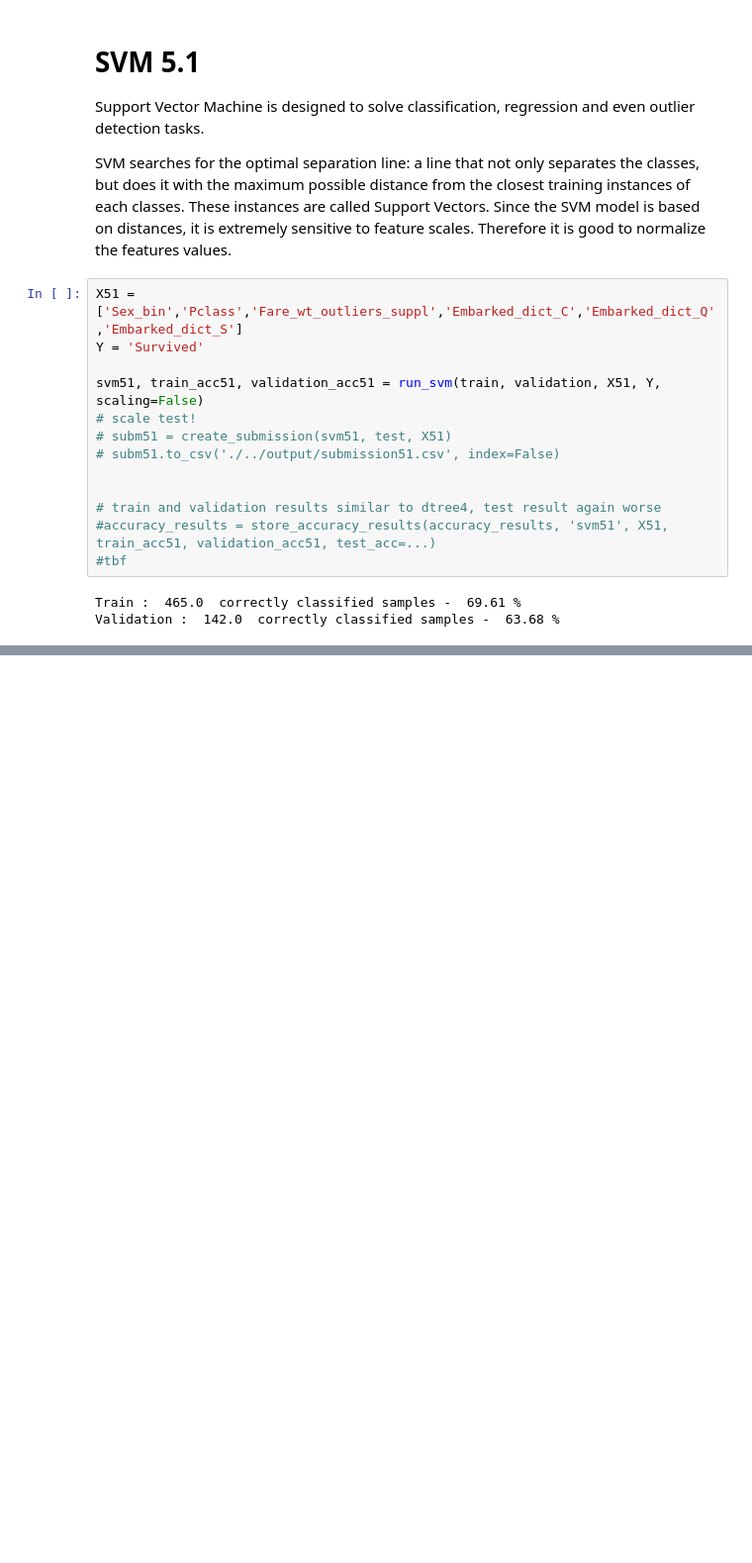
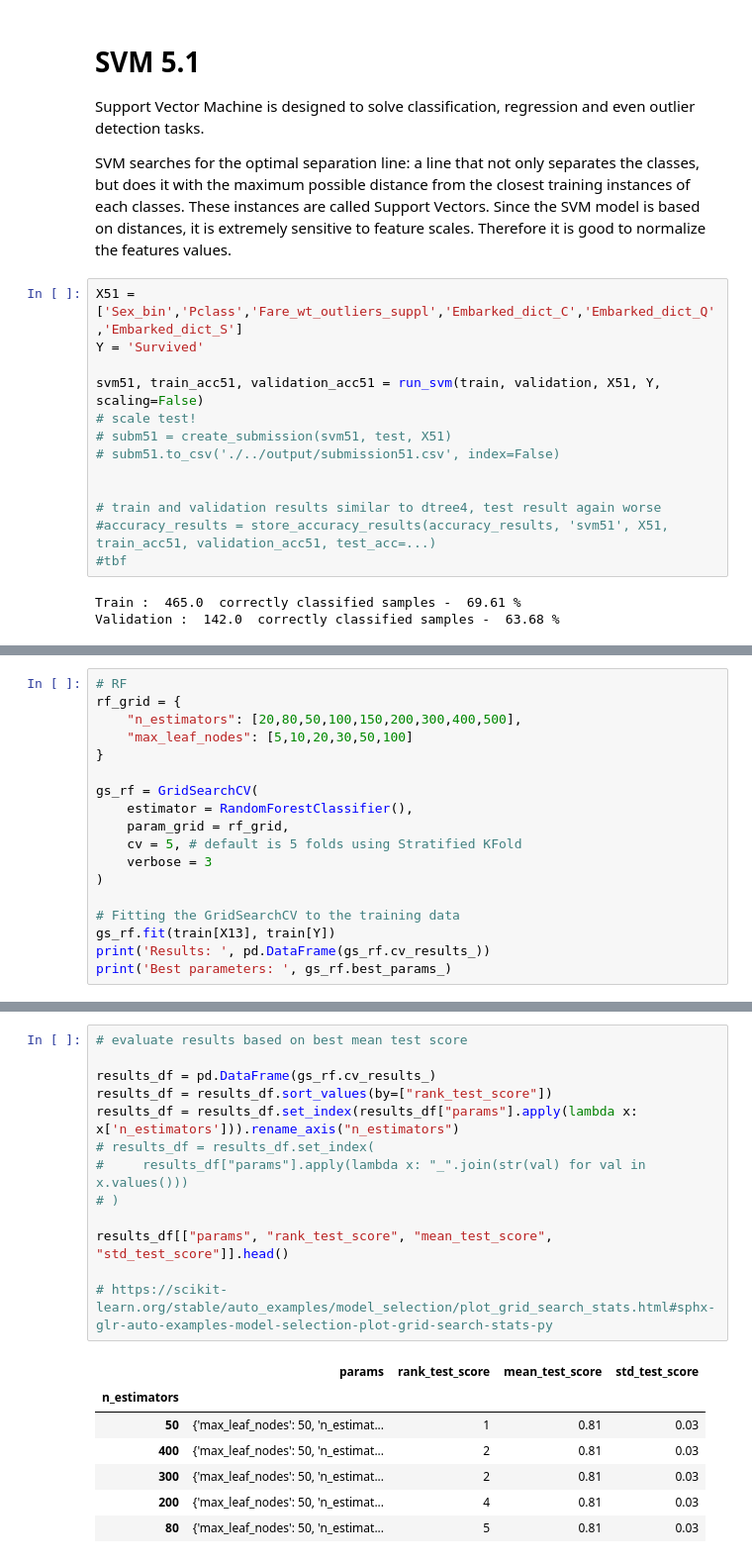
Before and after one commit to katarzynafurmanska/kaggle-titanic, a Jupyter notebook: src/run.ipynb, the cells around one changed output, grey strips where cells are left out. Shown at 99% size. Drawn from its saved outputs; the diff is of its cells as text; blank space fills up the shorter version.

```diff
--- a/src/run.ipynb
+++ b/src/run.ipynb
@@ -1178,0 +1177,18 @@ Validation :  142.0  correctly classified samples -  63.68 %
+# %%
+# RF
+rf_grid = {
+    "n_estimators": [20,80,50,100,150,200,300,400,500],
+    "max_leaf_nodes": [5,10,20,30,50,100]
+}
+
+gs_rf = GridSearchCV(
+    estimator = RandomForestClassifier(),
+    param_grid = rf_grid,
+    cv = 5, # default is 5 folds using Stratified KFold
+    verbose = 3
+)
+
+# Fitting the GridSearchCV to the training data
+gs_rf.fit(train[X13], train[Y])
+print('Results: ', pd.DataFrame(gs_rf.cv_results_))
+print('Best parameters: ', gs_rf.best_params_)
@@ -1178,0 +1213,21 @@ Validation :  142.0  correctly classified samples -  63.68 %
+# %%
+# evaluate results based on best mean test score
+
+results_df = pd.DataFrame(gs_rf.cv_results_)
+results_df = results_df.sort_values(by=["rank_test_score"])
+results_df = results_df.set_index(results_df["params"].apply(lambda x: x['n_estimators'])).rename_axis("n_estimators")
+# results_df = results_df.set_index(
+#     results_df["params"].apply(lambda x: "_".join(str(val) for val in x.values()))
+# )
+
+results_df[["params", "rank_test_score", "mean_test_score", "std_test_score"]].head()
+
+# https://scikit-learn.org/stable/auto_examples/model_selection/plot_grid_search_stats.html#sphx-glr-auto-examples-model-selection-plot-grid-search-stats-py
+# %% [output]
+|  | params | rank_test_score | mean_test_score | std_test_score |
+| n_estimators |  |  |  |  |
+| 50 | {'max_leaf_nodes': 50, 'n_estimat... | 1 | 0.81 | 0.03 |
+| 400 | {'max_leaf_nodes': 50, 'n_estimat... | 2 | 0.81 | 0.03 |
+| 300 | {'max_leaf_nodes': 50, 'n_estimat... | 2 | 0.81 | 0.03 |
+| 200 | {'max_leaf_nodes': 50, 'n_estimat... | 4 | 0.81 | 0.03 |
+| 80 | {'max_leaf_nodes': 50, 'n_estimat... | 5 | 0.81 | 0.03 |
```
Also changed, not shown: parts of 13 cells of this notebook.
